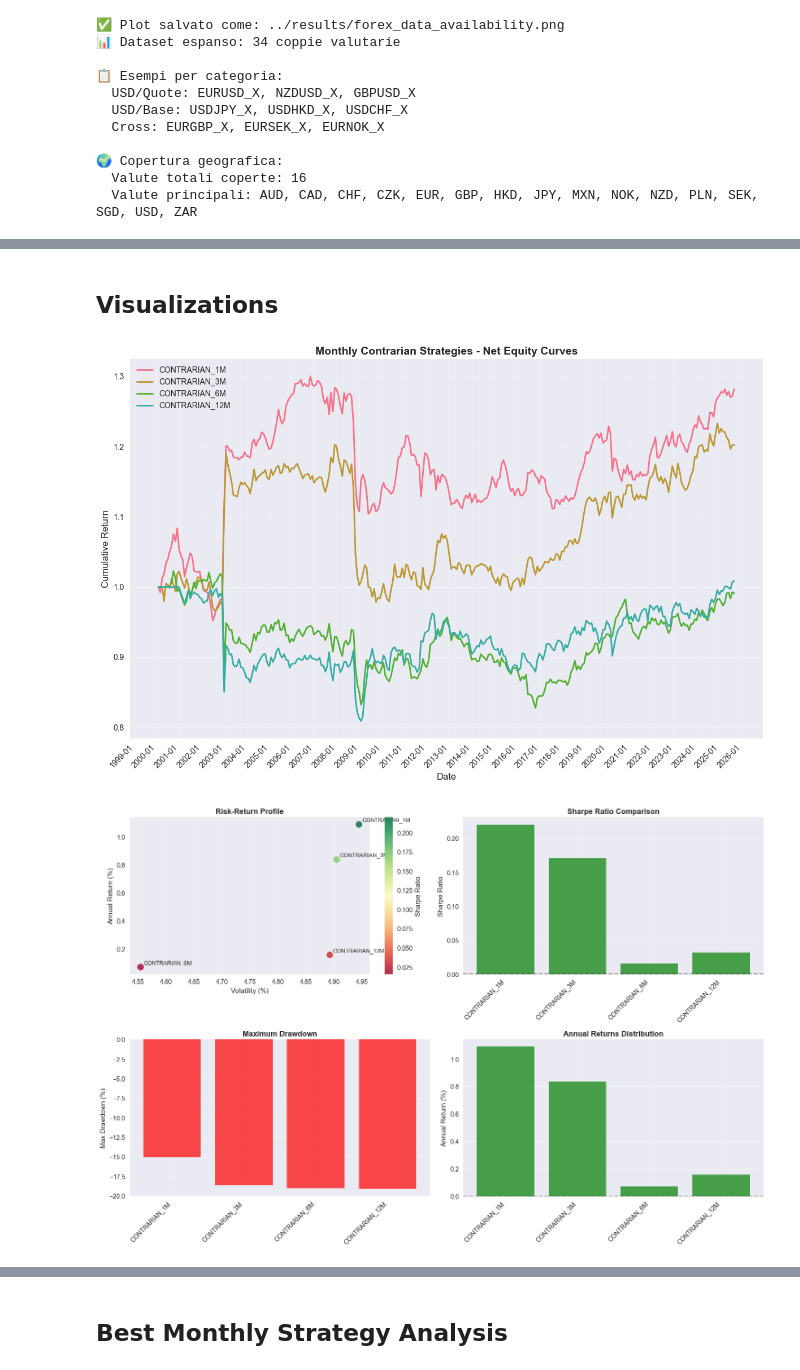
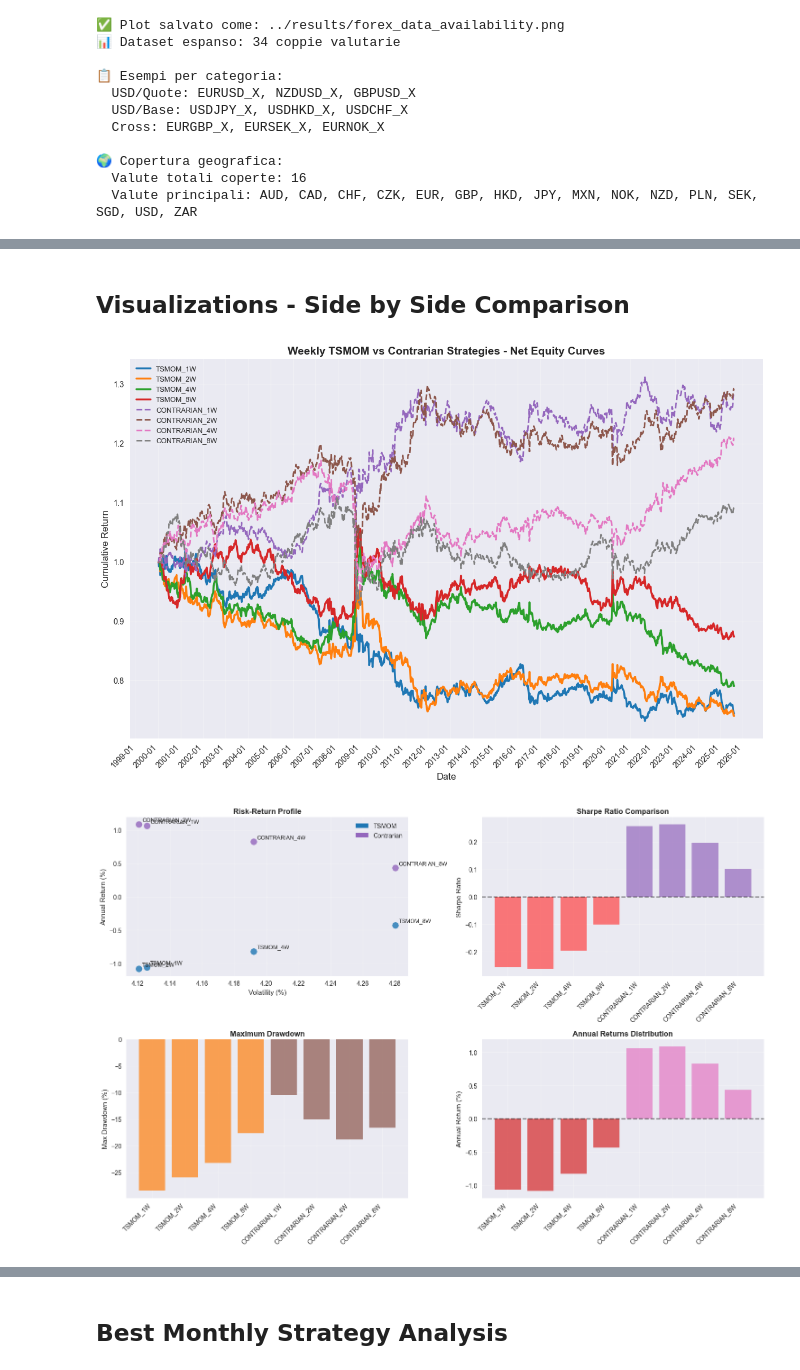
Before and after one commit to edoardoCame/Momentum-and-Contrarian, a Jupyter notebook: approaches/time_series_momentum/notebooks/tsmom_analysis.ipynb, the cells around one changed output, grey strips where cells are left out. Cells and saved outputs as stored; diff of their text form; code cells hidden in the pictures.

```diff
--- a/approaches/time_series_momentum/notebooks/tsmom_analysis.ipynb
+++ b/approaches/time_series_momentum/notebooks/tsmom_analysis.ipynb
@@ -219,23 +222,32 @@ print(f"  Valute principali: {', '.join(sorted(currencies))}")
 # %%
-# ============= COMPLETE CONTRARIAN ANALYSIS IN 4 LINES =============
+# ============= WEEKLY DUAL STRATEGY ANALYSIS =============
 
-# 1. Load forex data - only monthly needed
+# 1. Load forex data - focus on weekly frequency
 loader = SimpleForexLoader()
 daily, weekly, monthly = loader.load_all_data()
 
-# 2. Generate Contrarian signals for monthly rebalancing (1M, 3M, 6M, 12M lookbacks)
-contrarian = SimpleContrarian(lookbacks_monthly=[1, 3, 6, 12])
-signals = contrarian.generate_all_signals(monthly)
+# 2. Generate TSMOM signals for weekly rebalancing (1W, 2W, 4W, 8W lookbacks)
+tsmom = WeeklyTSMOM(lookbacks_weekly=[1, 2, 4, 8])
+tsmom_signals = tsmom.generate_all_signals(weekly)
 
-# 3. Run backtests with monthly rebalancing (no transaction costs)
-backtest = SimpleContrarianBacktest()
-results = backtest.run_backtest(signals, monthly)
+# 3. Generate Contrarian signals for weekly rebalancing (same lookbacks)
+contrarian = WeeklyContrarian(lookbacks_weekly=[1, 2, 4, 8])
+contrarian_signals = contrarian.generate_all_signals(weekly)
 
-# 4. Calculate performance metrics and create analyzer
+# 4. Combine all signals for unified backtesting
+all_signals = {**tsmom_signals, **contrarian_signals}
+
+# 5. Run backtests with weekly rebalancing (no transaction costs)
+backtest = WeeklyBacktestEngine()
+results = backtest.run_backtest(all_signals, weekly)
+
+# 6. Calculate performance metrics and create analyzer
 metrics = backtest.calculate_metrics(results)
 analyzer = SimplePerformanceAnalyzer()
 
-print("\n🎯 Monthly Contrarian analysis finished!")
-print(f"📊 Strategies analyzed: {list(signals.keys())}")
-print(f"📅 Holding period: 1 month with monthly rebalancing")
+print("\n🎯 Weekly TSMOM vs Contrarian analysis finished!")
+print(f"📊 TSMOM strategies: {list(tsmom_signals.keys())}")
+print(f"📊 Contrarian strategies: {list(contrarian_signals.keys())}")
+print(f"📅 Holding period: 1 week with weekly rebalancing (Friday)")
+print(f"🔄 Rebalancing frequency: 52x per year vs 12x monthly")
 # %% [output]
@@ -278,13 +358,13 @@ Avg Annual Return: 0.54%
 # %% [markdown]
-## Visualizations
+## Visualizations - Side by Side Comparison
 # %%
-# Plot equity curves for monthly strategies
-analyzer.plot_equity_curves(results, save_path='../results/monthly_equity_curves.png')
+# Plot equity curves for all weekly strategies
+analyzer.plot_equity_curves(results, save_path='../results/weekly_equity_curves.png')
 # %% [output]
-[figure, old version]
+[figure, new version]
 # %%
-# Plot comprehensive performance analysis for monthly strategies
-analyzer.plot_performance_summary(metrics, save_path='../results/monthly_performance_summary.png')
+# Plot comprehensive performance analysis for weekly strategies
+analyzer.plot_performance_summary(metrics, save_path='../results/weekly_performance_summary.png')
 # %% [output]
-[figure, old version]
+[figure, new version]
 # %%
```
Also changed, not shown: parts of 20 cells of this notebook, 32 other files.
